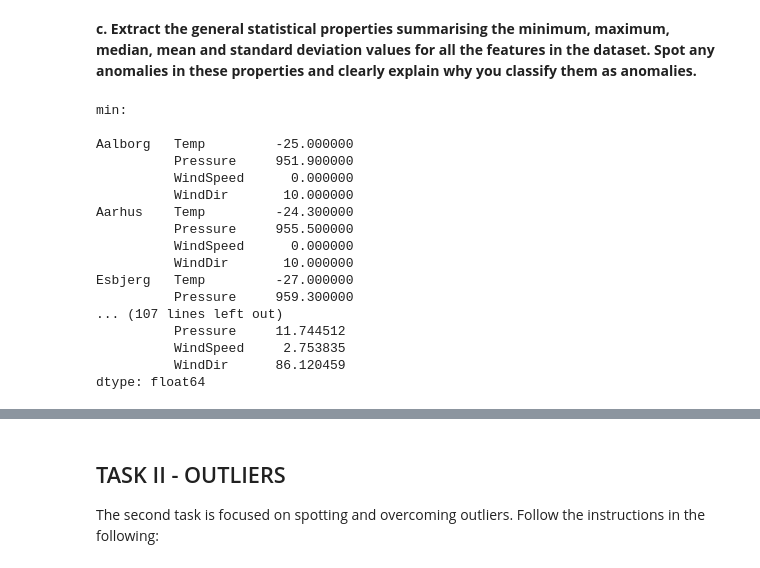
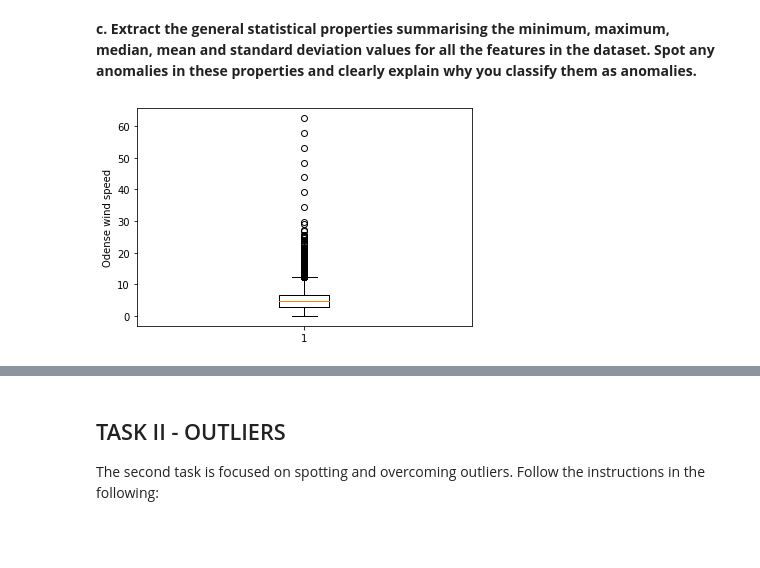
Before and after one commit to akalisvm/Data-Analytics-Assignment, a Jupyter notebook: Coursework_weather_data.ipynb, the cells around one changed output, grey strips where cells are left out. Drawn from its saved outputs; the diff is of its cells as text; code cells hidden in the pictures; blank space fills up the shorter version.

```diff
--- a/Coursework_weather_data.ipynb
+++ b/Coursework_weather_data.ipynb
@@ -74,44 +128,8 @@ df = df.dropna(how='any')
 # %% [markdown]
 **c. Extract the general statistical properties summarising the minimum, maximum, median, mean and standard deviation values for all the features in the dataset. Spot any anomalies in these properties and clearly explain why you classify them as anomalies.**
-# %%
-###########################
-
-print("min: \n")
-print(df.min())
-print("\n")
-
-print("max: \n")
-print(df.max())
-print("\n")
-
-print("median: \n")
-print(df.median())
-print("\n")
-
-print("mean: \n")
-print(df.mean())
-print("\n")
-
-print("standard deviation: \n")
-print(df.std())
-print("\n")
-
-###########################
-# %% [output]
-min:
-
-Aalborg   Temp         -25.000000
-          Pressure     951.900000
-          WindSpeed      0.000000
-          WindDir       10.000000
-Aarhus    Temp         -24.300000
-          Pressure     955.500000
-          WindSpeed      0.000000
-          WindDir       10.000000
-Esbjerg   Temp         -27.000000
-          Pressure     959.300000
-... (107 lines left out)
-          Pressure     11.744512
-          WindSpeed     2.753835
-          WindDir      86.120459
-dtype: float64
+# %%
+plt.boxplot(x=df['Odense']['WindSpeed'])
+plt.ylabel('Odense wind speed')
+plt.show()
+# %% [output]
+[figure, added]
```
Also changed, not shown: parts of 25 cells of this notebook.
